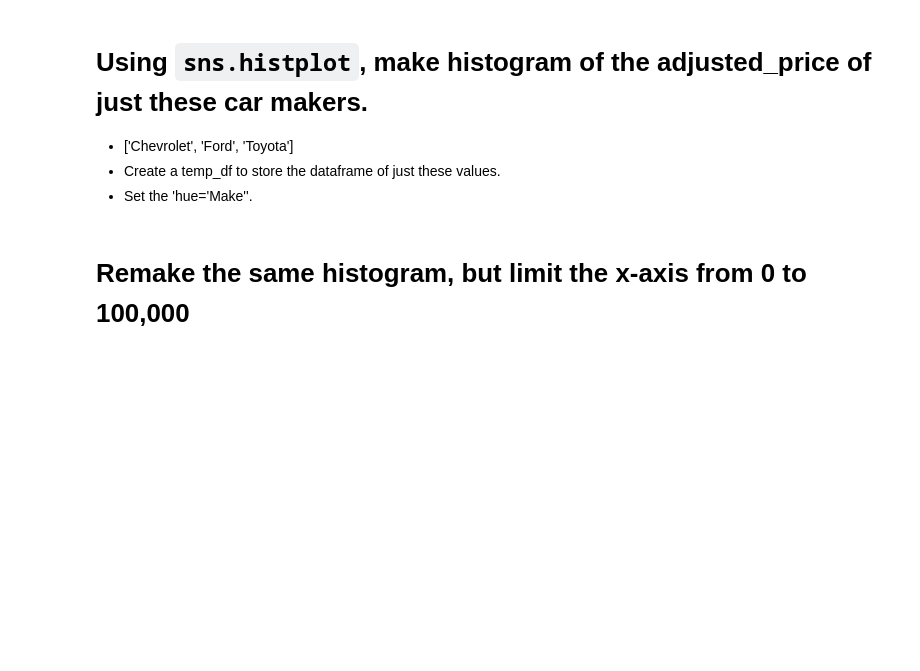
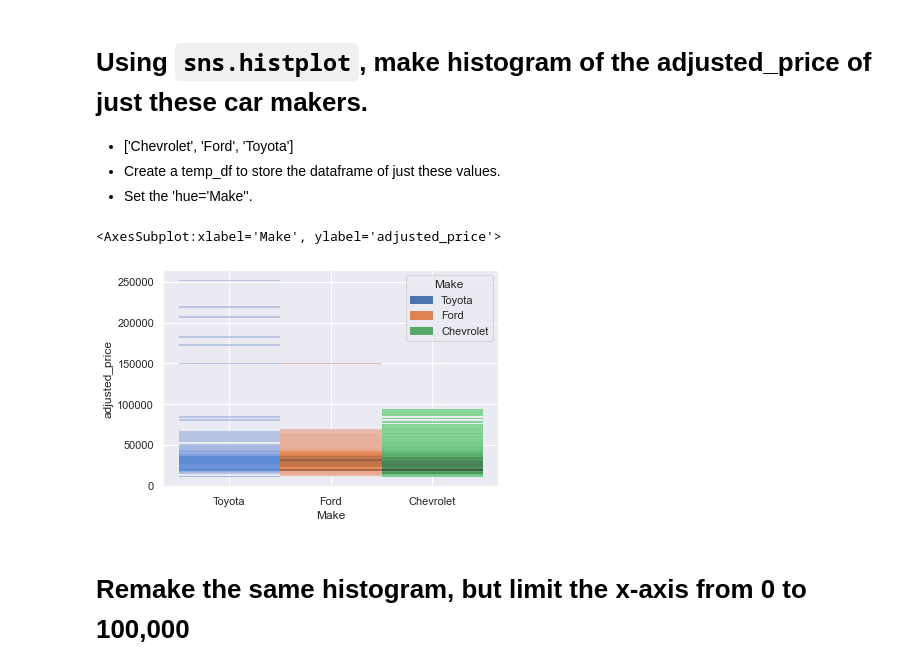
Before and after one commit to JustinRodri3000/2022-fall-data-science, a Jupyter notebook: Week-02-EDA/Exercise-EDA.ipynb, the cells around one changed output. Drawn from its saved outputs; the diff is of its cells as text; code cells hidden in the pictures; blank space fills up the shorter version.

```diff
--- a/Week-02-EDA/Exercise-EDA.ipynb
+++ b/Week-02-EDA/Exercise-EDA.ipynb
@@ -145,0 +177,9 @@ Make a new column that is called `adjusted_price`, that contains all prices, how
+# %%
+# Which car makers have the highest median highway MPG?
+df['MPG']= df['highway MPG']+df['city mpg']
+gb=df.groupby('Make')['MPG'].median()
+Top_mpg_df = pd.DataFrame(gb)
+Top_mpg_df = Top_mpg_df.reset_index()
+Top_mpg_df=Top_mpg_df.sort_values(by=['MPG'], ascending=False)
+
+Top_mpg_df.head()
@@ -150,6 +197,11 @@ Make a new column that is called `adjusted_price`, that contains all prices, how
 * Set the 'hue='Make''.
 # %%
 # Using `sns.histplot`, make histogram of the adjusted_price of just these car makers.
+temo_df=df.loc[df['Make'].isin(['Chevrolet', 'Ford', 'Toyota'])]
+sns.histplot(data=temo_df, x='Make',y='adjusted_price', hue='Make')
+# %% [output]
+<AxesSubplot:xlabel='Make', ylabel='adjusted_price'>
+[figure, added]
 # %% [markdown]
 # Remake the same histogram, but limit the x-axis from 0 to 100,000
 # %%
```
Also changed, not shown: parts of 23 cells of this notebook, 1 other file.
